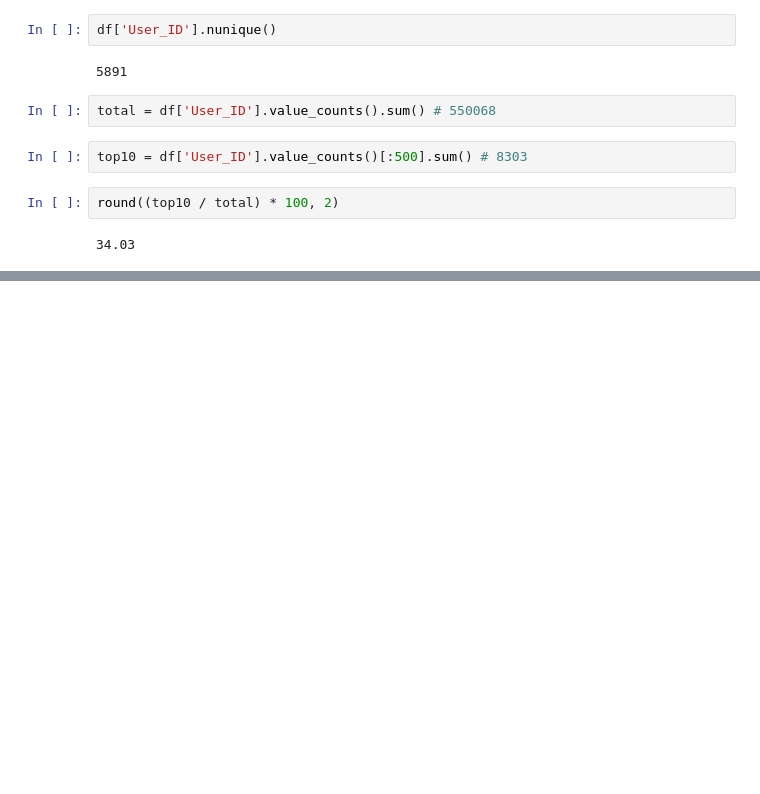
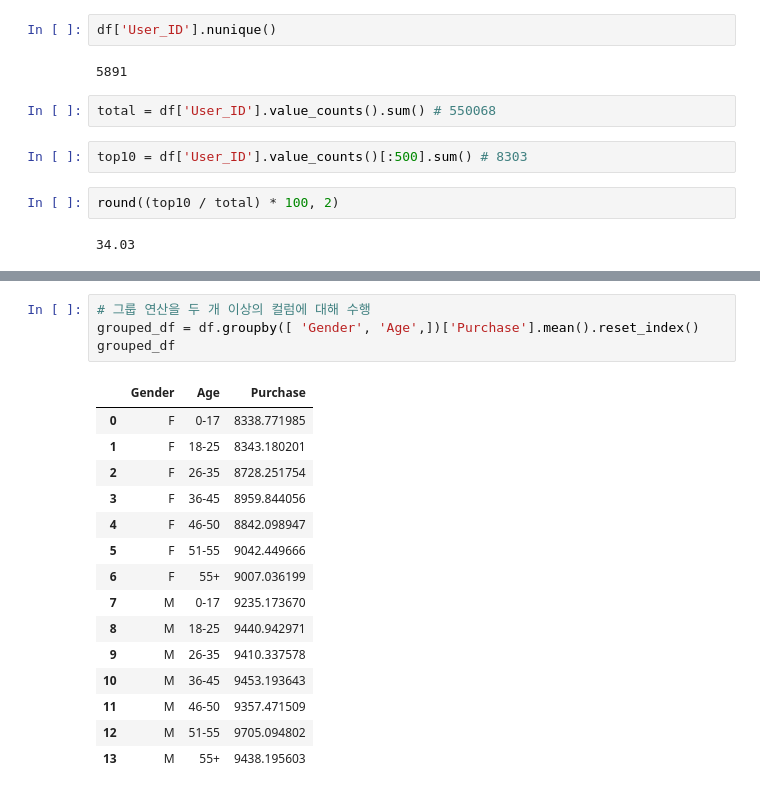
Before and after one commit to chang-ho-jeon/wallmart_dataset_analysis, a Jupyter notebook: notebook/wallmart_dataset_analysis.ipynb, the cells around one changed output, grey strips where cells are left out. Saved outputs shown, nothing was run; the diff lists cells and outputs as text; blank space fills up the shorter version.

```diff
--- a/notebook/wallmart_dataset_analysis.ipynb
+++ b/notebook/wallmart_dataset_analysis.ipynb
@@ -189,0 +249,20 @@ round((top10 / total) * 100, 2)
+# %%
+# 그룹 연산을 두 개 이상의 컬럼에 대해 수행
+grouped_df = df.groupby([ 'Gender', 'Age',])['Purchase'].mean().reset_index()
+grouped_df
+# %% [output]
+|  | Gender | Age | Purchase |
+| 0 | F | 0-17 | 8338.771985 |
+| 1 | F | 18-25 | 8343.180201 |
+| 2 | F | 26-35 | 8728.251754 |
+| 3 | F | 36-45 | 8959.844056 |
+| 4 | F | 46-50 | 8842.098947 |
+| 5 | F | 51-55 | 9042.449666 |
+| 6 | F | 55+ | 9007.036199 |
+| 7 | M | 0-17 | 9235.173670 |
+| 8 | M | 18-25 | 9440.942971 |
+| 9 | M | 26-35 | 9410.337578 |
+| 10 | M | 36-45 | 9453.193643 |
+| 11 | M | 46-50 | 9357.471509 |
+| 12 | M | 51-55 | 9705.094802 |
+| 13 | M | 55+ | 9438.195603 |
```
Also changed, not shown: parts of 30 cells of this notebook.
